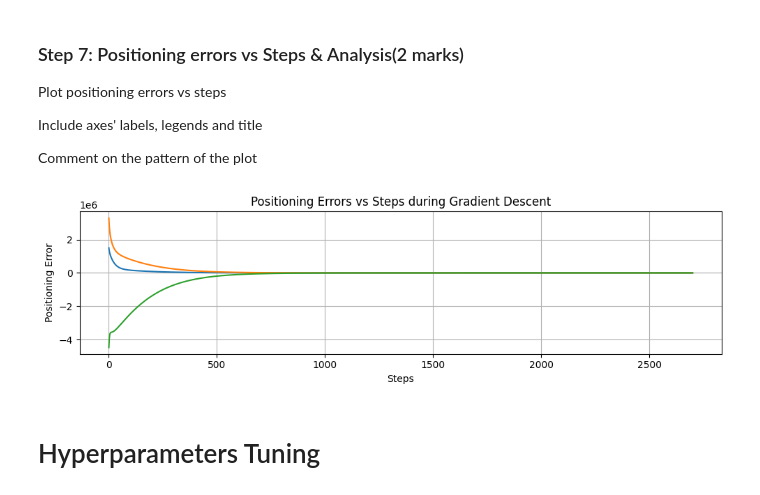
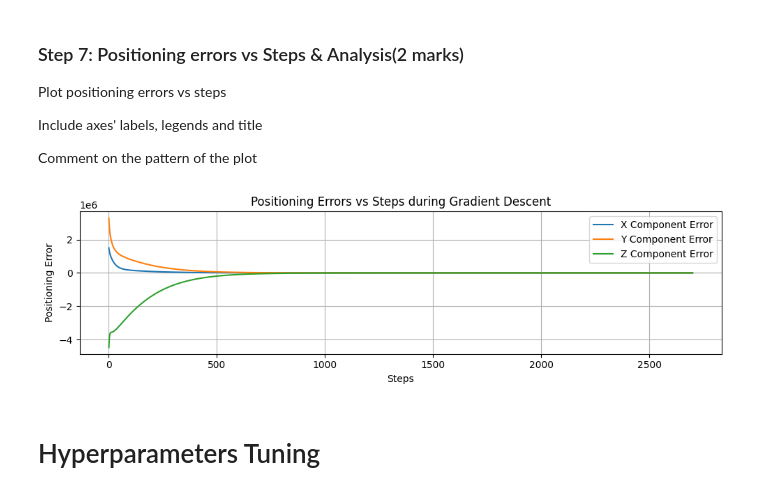
Before and after one commit to ZohrehMejrisazanoosi/engg680_2024_fall, a Jupyter notebook: Lab_Assignment3/Assignment3.ipynb, the cells around one changed output. Drawn from its saved outputs; the diff is of its cells as text; code cells hidden in the pictures.

```diff
--- a/Lab_Assignment3/Assignment3.ipynb
+++ b/Lab_Assignment3/Assignment3.ipynb
@@ -369,32 +347,41 @@ Comment on the pattern of the plot
 # %%
 #Positioning errors vs Steps & Analysis)
 
+arr_err = np.array(arr_err)
+
+# Positioning errors vs Steps & Analysis
 # Create the plot
 fig, ax = plt.subplots(nrows=1, ncols=1, figsize=(10, 3))
 
-# Plot positioning errors for each component (x, y, z) vs steps
-ax.plot(arr_err)
+# Plot positioning errors for each component (x, y, z) vs steps with labels for legend
+ax.plot(arr_err[:, 0], label='X Component Error')
+ax.plot(arr_err[:, 1], label='Y Component Error')
+ax.plot(arr_err[:, 2], label='Z Component Error')
 
 # Label the axes
 ax.set_xlabel('Steps')
 ax.set_ylabel('Positioning Error')
 
 # Set the title of the plot
 ax.set_title('Positioning Errors vs Steps during Gradient Descent')
 
 # Enable grid for better visualization
 ax.grid(True)
 
+# Add a legend
+ax.legend()
+
 # Adjust layout for better spacing
 fig.tight_layout()
 
 # Show the plot
 plt.show()
 
+
 # Comment on the pattern
 # Positioning errors typically decrease as the number of steps increases. At the beginning, the errors were large, but as the algorithm converges, the errors in x, y, and z will approach zero or near-zero, indicating that the receiver's position estimate is getting closer to the true position.
 # %% [output]
-[figure, old version]
+[figure, new version]
 # %% [markdown]
 # Hyperparameters Tuning
 # %% [markdown]
```
Also changed, not shown: parts of 8 cells of this notebook.
